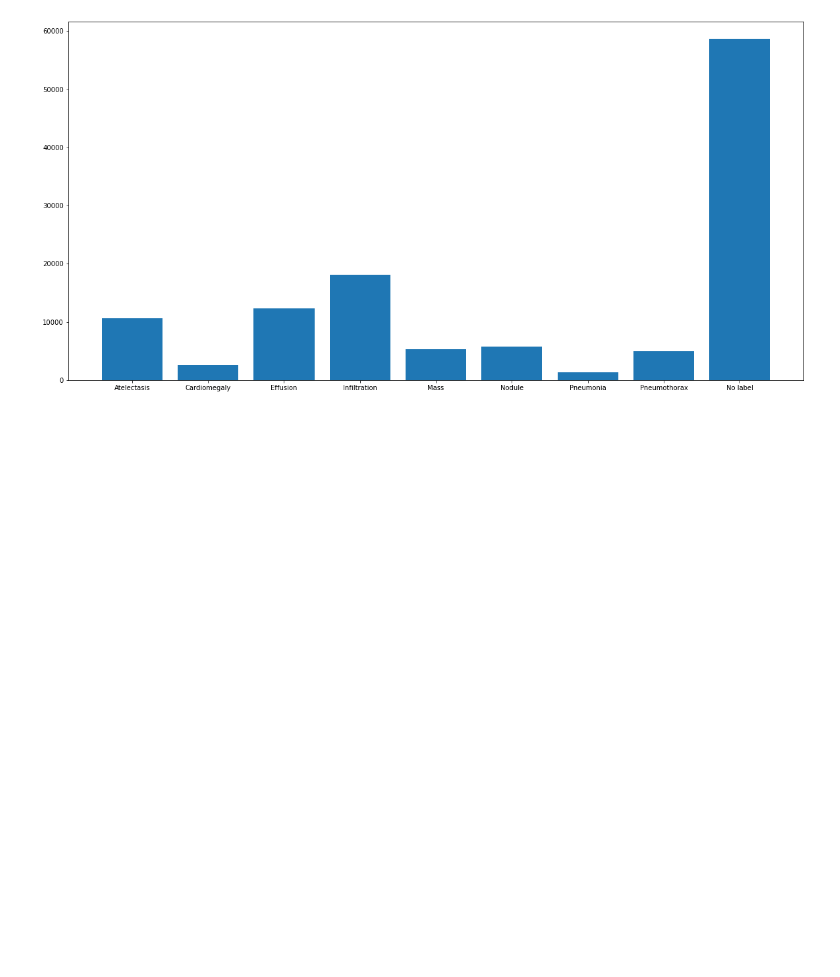
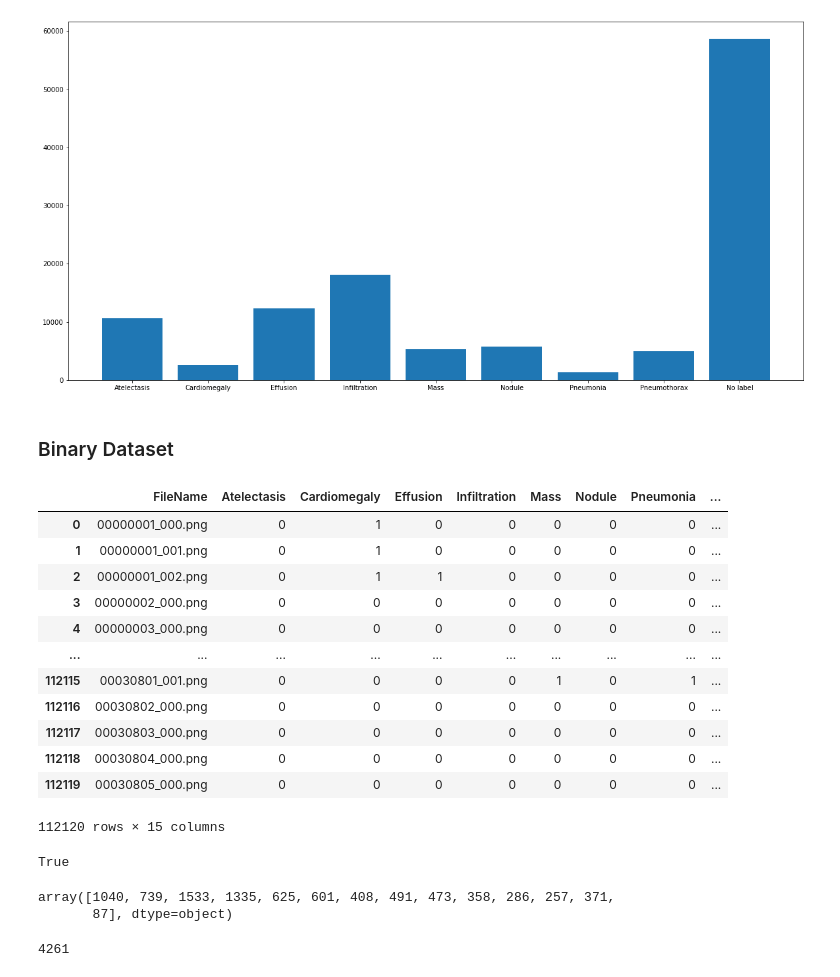
Before and after one commit to alinstein/X_RAY, a Jupyter notebook: cxr8/explore_dataset.ipynb, the cells around one changed output. Saved outputs shown, nothing was run; the diff lists cells and outputs as text; code cells hidden in the pictures; blank space fills up the shorter version.

```diff
--- a/cxr8/explore_dataset.ipynb
+++ b/cxr8/explore_dataset.ipynb
@@ -124,0 +132,29 @@ plt.show()
+# %% [markdown]
+### Binary Dataset
+# %%
+train_label_binary="./dataset/binary_train.txt"
+train_binary_meta_data = pd.read_csv(train_label_binary,sep=" ", header=None)
+
+
+data_entry="./dataset/label_index.csv"
+train_meta_data = pd.read_csv(data_entry)
+# %%
+train_meta_data
+# %% [output]
+|  | FileName | Atelectasis | Cardiomegaly | Effusion | Infiltration | Mass | Nodule | Pneumonia | ... |
+| 0 | 00000001_000.png | 0 | 1 | 0 | 0 | 0 | 0 | 0 | ... |
+| 1 | 00000001_001.png | 0 | 1 | 0 | 0 | 0 | 0 | 0 | ... |
+| 2 | 00000001_002.png | 0 | 1 | 1 | 0 | 0 | 0 | 0 | ... |
+| 3 | 00000002_000.png | 0 | 0 | 0 | 0 | 0 | 0 | 0 | ... |
+| 4 | 00000003_000.png | 0 | 0 | 0 | 0 | 0 | 0 | 0 | ... |
+| ... | ... | ... | ... | ... | ... | ... | ... | ... | ... |
+| 112115 | 00030801_001.png | 0 | 0 | 0 | 0 | 1 | 0 | 1 | ... |
+| 112116 | 00030802_000.png | 0 | 0 | 0 | 0 | 0 | 0 | 0 | ... |
+| 112117 | 00030803_000.png | 0 | 0 | 0 | 0 | 0 | 0 | 0 | ... |
+| 112118 | 00030804_000.png | 0 | 0 | 0 | 0 | 0 | 0 | 0 | ... |
+| 112119 | 00030805_000.png | 0 | 0 | 0 | 0 | 0 | 0 | 0 | ... |
+112120 rows × 15 columns
+# %%
+'00019733_003.png' in train_binary_meta_data.iloc[:,0].values
+# %% [output]
+True
@@ -124,0 +166,15 @@ plt.show()
+# %%
+disease_vector = np.array(disease_vector)
+disease_vector.sum(axis=0)
+# %% [output]
+array([1040, 739, 1533, 1335, 625, 601, 408, 491, 473, 358, 286, 257, 371,
+       87], dtype=object)
+# %%
+total_No_label_count = 0
+
+for i in range(len(disease_vector)):
+    if sum(disease_vector[i,:])==0:
+        total_No_label_count += 1
+total_No_label_count
+# %% [output]
+4261
```
Also changed, not shown: parts of 5 cells of this notebook, 22 other files.
